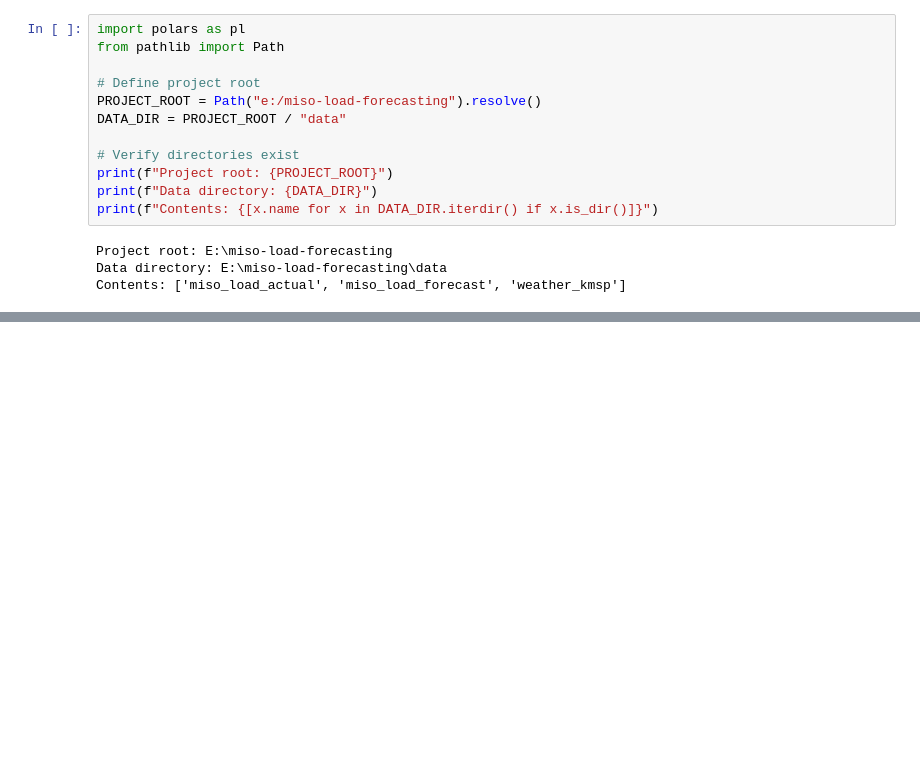
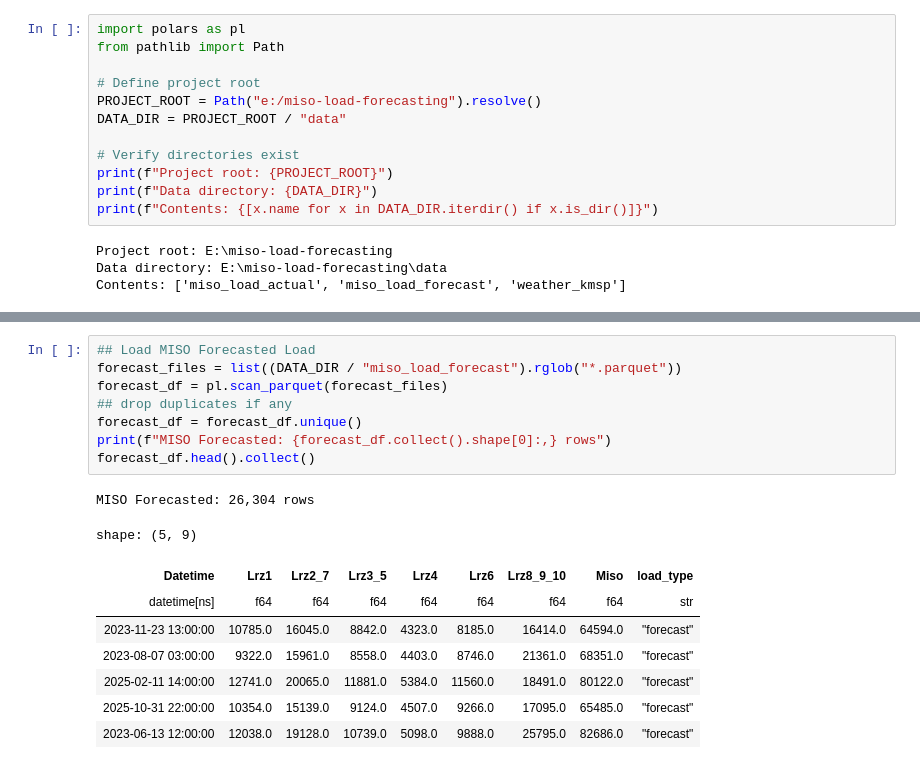
Before and after one commit to ag-ettel/miso-load-forecasting, a Jupyter notebook: notebooks/eda-load-weather.ipynb, the cells around one changed output, grey strips where cells are left out. Cells and saved outputs as stored; diff of their text form; blank space fills up the shorter version.

```diff
--- a/notebooks/eda-load-weather.ipynb
+++ b/notebooks/eda-load-weather.ipynb
@@ -35,0 +56,18 @@ shape: (5, 8)
+# %%
+## Load MISO Forecasted Load
+forecast_files = list((DATA_DIR / "miso_load_forecast").rglob("*.parquet"))
+forecast_df = pl.scan_parquet(forecast_files)
+## drop duplicates if any
+forecast_df = forecast_df.unique()
+print(f"MISO Forecasted: {forecast_df.collect().shape[0]:,} rows")
+forecast_df.head().collect()
+# %% [output]
+MISO Forecasted: 26,304 rows
+shape: (5, 9)
+| Datetime | Lrz1 | Lrz2_7 | Lrz3_5 | Lrz4 | Lrz6 | Lrz8_9_10 | Miso | load_type |
+| datetime[ns] | f64 | f64 | f64 | f64 | f64 | f64 | f64 | str |
+| 2023-11-23 13:00:00 | 10785.0 | 16045.0 | 8842.0 | 4323.0 | 8185.0 | 16414.0 | 64594.0 | "forecast" |
+| 2023-08-07 03:00:00 | 9322.0 | 15961.0 | 8558.0 | 4403.0 | 8746.0 | 21361.0 | 68351.0 | "forecast" |
+| 2025-02-11 14:00:00 | 12741.0 | 20065.0 | 11881.0 | 5384.0 | 11560.0 | 18491.0 | 80122.0 | "forecast" |
+| 2025-10-31 22:00:00 | 10354.0 | 15139.0 | 9124.0 | 4507.0 | 9266.0 | 17095.0 | 65485.0 | "forecast" |
+| 2023-06-13 12:00:00 | 12038.0 | 19128.0 | 10739.0 | 5098.0 | 9888.0 | 25795.0 | 82686.0 | "forecast" |
```
Also changed, not shown: parts of 9 cells of this notebook, 4 other files.
